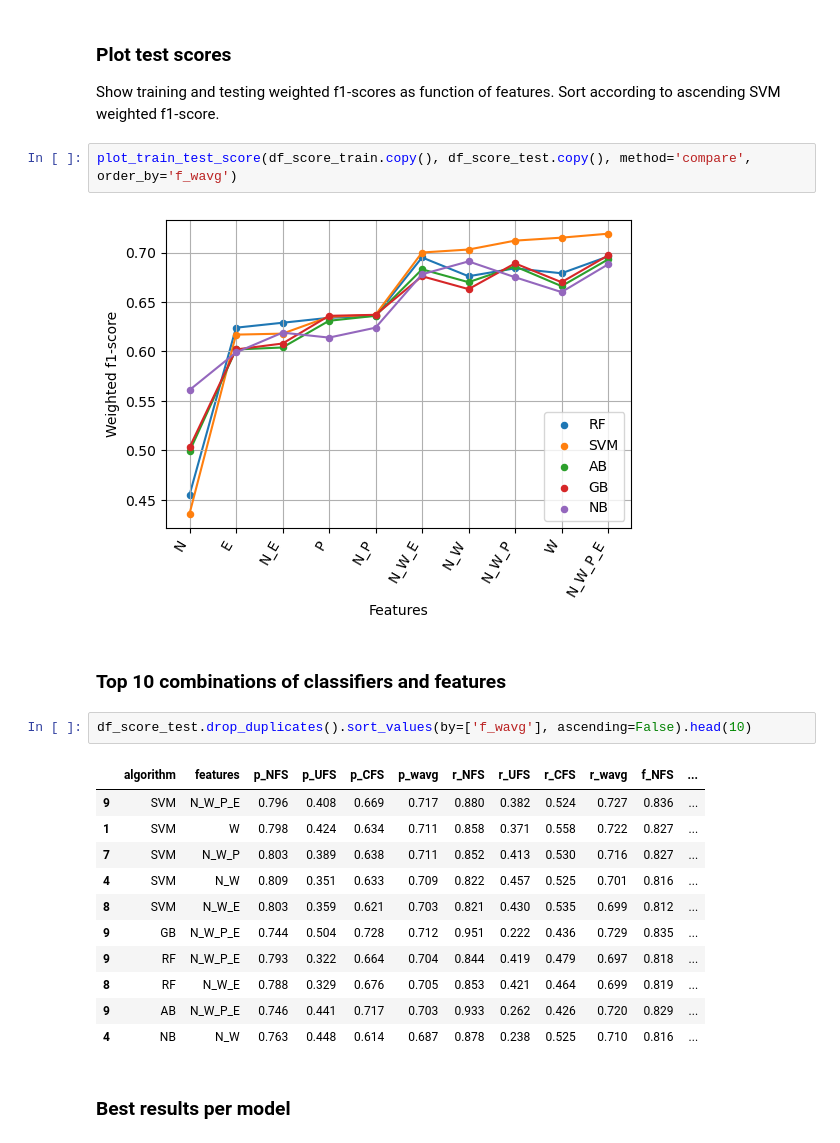
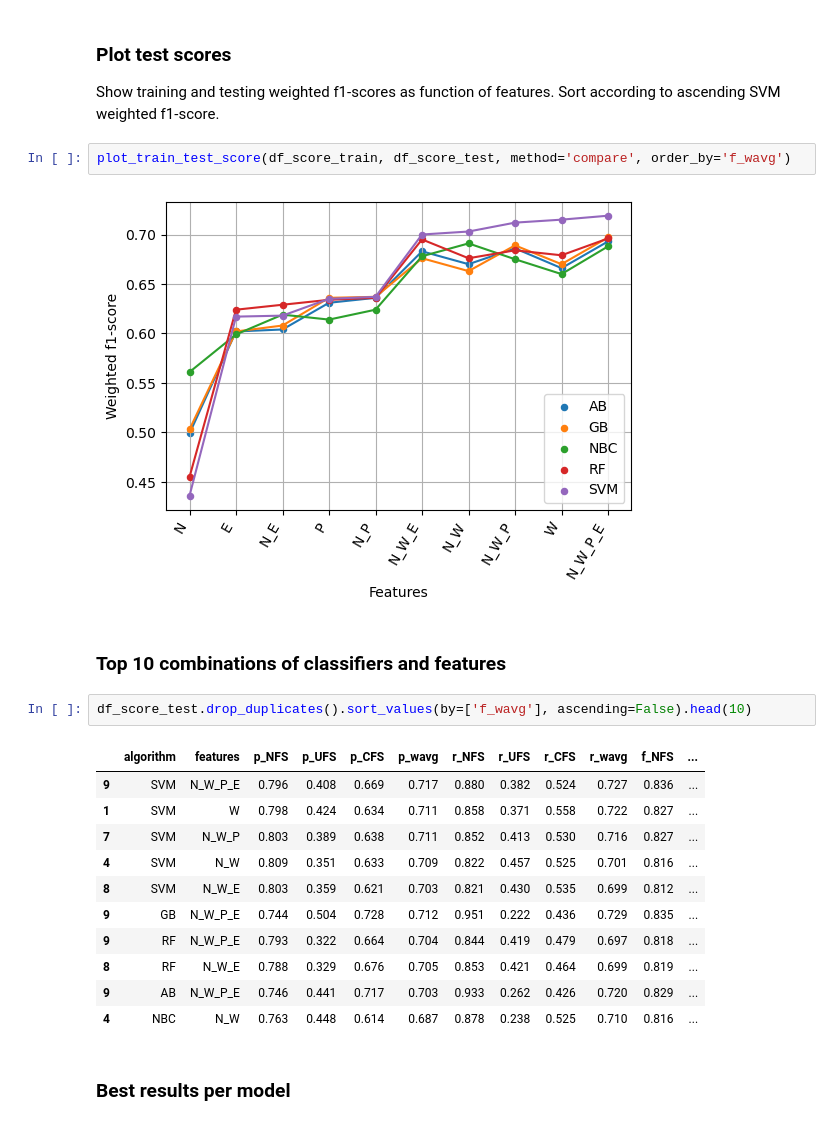
Before and after one commit to SigneK42/fact_check_worthy_claim, a Jupyter notebook: notebooks/Results.ipynb, the cells around one changed output. Drawn from its saved outputs; the diff is of its cells as text.

```diff
--- a/notebooks/Results.ipynb
+++ b/notebooks/Results.ipynb
@@ -107,9 +96,9 @@ plt.show()
 ### Plot test scores
 Show training and testing weighted f1-scores as function of features. Sort according to ascending SVM weighted f1-score.
 # %%
-plot_train_test_score(df_score_train.copy(), df_score_test.copy(), method='compare', order_by='f_wavg')
+plot_train_test_score(df_score_train, df_score_test, method='compare', order_by='f_wavg')
 # %% [output]
-[figure, old version]
+[figure, new version]
 # %% [markdown]
 ### Top 10 combinations of classifiers and features
 # %%
@@ -125,7 +114,7 @@ df_score_test.drop_duplicates().sort_values(by=['f_wavg'], ascending=False).head
 | 9 | RF | N_W_P_E | 0.793 | 0.322 | 0.664 | 0.704 | 0.844 | 0.419 | 0.479 | 0.697 | 0.818 | ... |
 | 8 | RF | N_W_E | 0.788 | 0.329 | 0.676 | 0.705 | 0.853 | 0.421 | 0.464 | 0.699 | 0.819 | ... |
 | 9 | AB | N_W_P_E | 0.746 | 0.441 | 0.717 | 0.703 | 0.933 | 0.262 | 0.426 | 0.720 | 0.829 | ... |
-| 4 | NB | N_W | 0.763 | 0.448 | 0.614 | 0.687 | 0.878 | 0.238 | 0.525 | 0.710 | 0.816 | ... |
+| 4 | NBC | N_W | 0.763 | 0.448 | 0.614 | 0.687 | 0.878 | 0.238 | 0.525 | 0.710 | 0.816 | ... |
 # %% [markdown]
 ### Best results per model
 # %%
```
Also changed, not shown: parts of 17 cells of this notebook.
